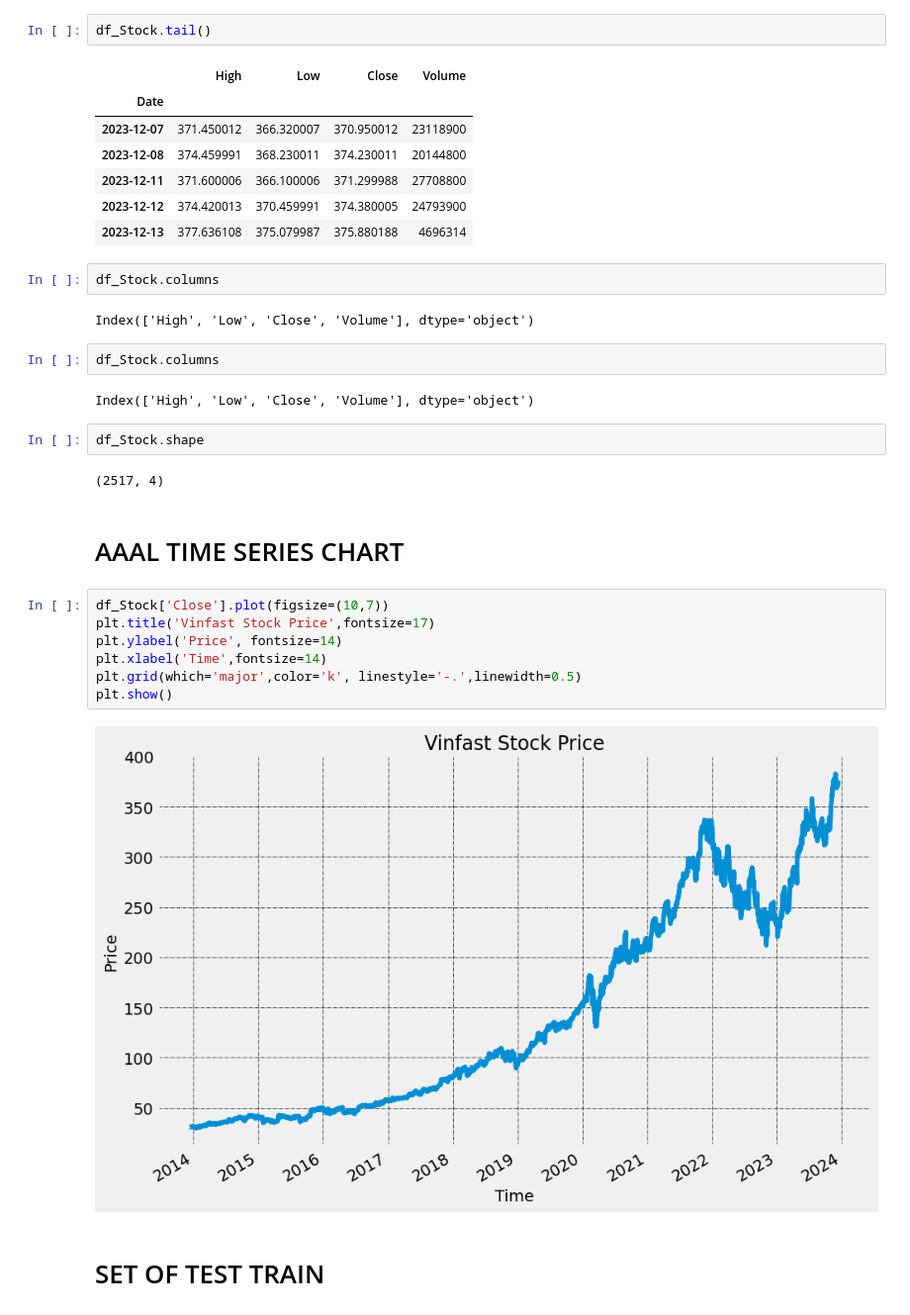
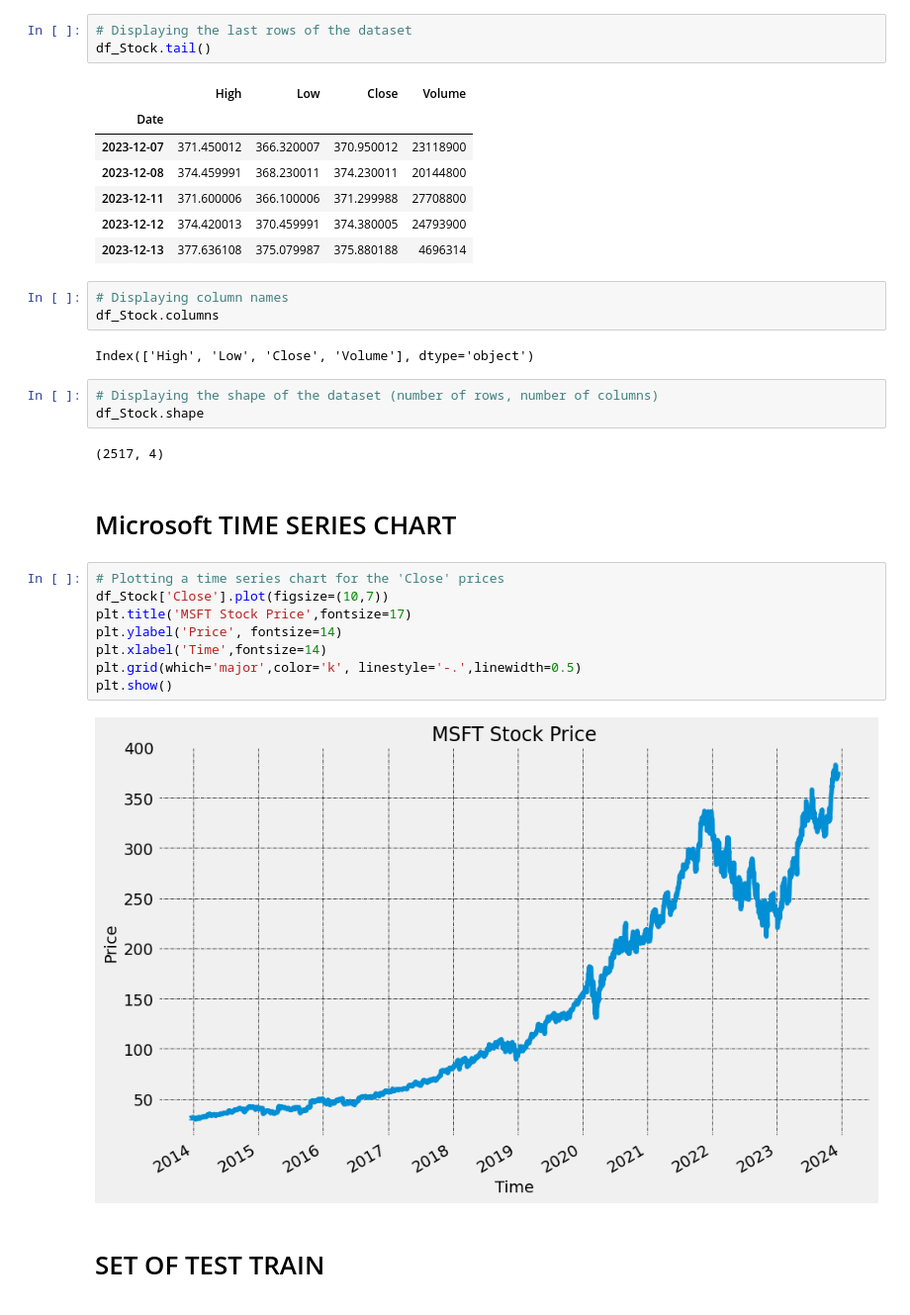
Before and after one commit to kh4n9373/STOCK-PRICE-PREDICTION, a Jupyter notebook: Machine Learning/Linear Regression.ipynb, the cells around one changed output. Shown at 99% size. Saved outputs shown, nothing was run; the diff lists cells and outputs as text.

```diff
--- a/Machine Learning/Linear Regression.ipynb
+++ b/Machine Learning/Linear Regression.ipynb
@@ -32,6 +34,7 @@ df_Stock.head()
 | 2013-12-18 | 30.819271 | 29.918271 | 30.802433 | 63192100 |
 | 2013-12-19 | 30.777166 | 30.381401 | 30.524549 | 34160100 |
 # %%
+# Displaying the last rows of the dataset
 df_Stock.tail()
 # %% [output]
 |  | High | Low | Close | Volume |
@@ -42,28 +45,27 @@ df_Stock.tail()
 | 2023-12-12 | 374.420013 | 370.459991 | 374.380005 | 24793900 |
 | 2023-12-13 | 377.636108 | 375.079987 | 375.880188 | 4696314 |
 # %%
+# Displaying column names
 df_Stock.columns
 # %% [output]
 Index(['High', 'Low', 'Close', 'Volume'], dtype='object')
-# %%
-df_Stock.columns
-# %% [output]
-Index(['High', 'Low', 'Close', 'Volume'], dtype='object')
 # %%
+# Displaying the shape of the dataset (number of rows, number of columns)
 df_Stock.shape
 # %% [output]
 (2517, 4)
 # %% [markdown]
-# AAAL TIME SERIES CHART
+# Microsoft TIME SERIES CHART
 # %%
+# Plotting a time series chart for the 'Close' prices
 df_Stock['Close'].plot(figsize=(10,7))
-plt.title('Vinfast Stock Price',fontsize=17)
+plt.title('MSFT Stock Price',fontsize=17)
 plt.ylabel('Price', fontsize=14)
 plt.xlabel('Time',fontsize=14)
 plt.grid(which='major',color='k', linestyle='-.',linewidth=0.5)
 plt.show()
 # %% [output]
-[figure, old version]
+[figure, new version]
 # %% [markdown]
 # SET OF TEST TRAIN
 # %%
```
Also changed, not shown: parts of 11 cells of this notebook.
